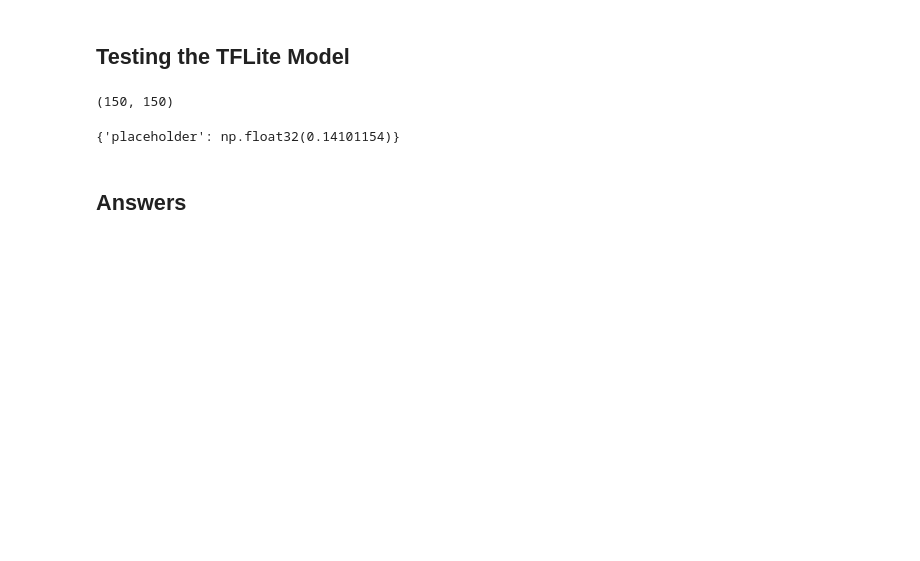
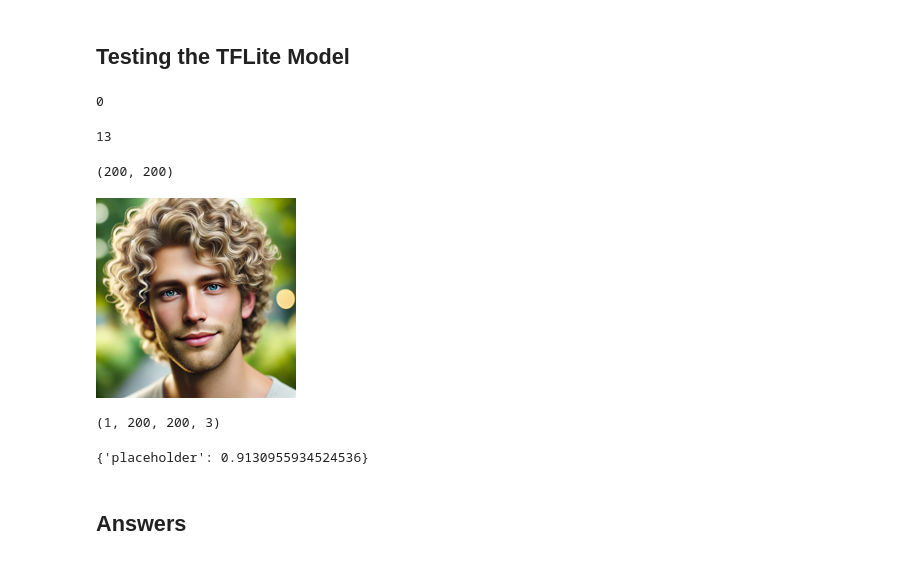
Before and after one commit to julrichkieffer/machine-learning-zoomcamp, a Jupyter notebook: cohorts/2024/09-serverless/hw09.ipynb, the cells around one changed output. Saved outputs shown, nothing was run; the diff lists cells and outputs as text; code cells hidden in the pictures; blank space fills up the shorter version.

```diff
--- a/cohorts/2024/09-serverless/hw09.ipynb
+++ b/cohorts/2024/09-serverless/hw09.ipynb
@@ -33,4 +12,4 @@ def prepare_image(img, target_size):
 # %% [markdown]
 ## Convert model
 # %%
-keras_model = keras.models.load_model('./models/bees-wasps.h5')
+keras_model = keras.models.load_model('./models/model_2024_hairstyle.keras')
@@ -161,6 +77,46 @@ dict(zip(classes, pred_y[0]))
+# %%
+from io import BytesIO
+from urllib import request
+
+from PIL import Image
+
+def download_image(url:str):
+    with request.urlopen(url) as resp:
+        buffer = resp.read()
+    stream = BytesIO(buffer)
+    img = Image.open(stream)
+    return img
+
+
+def prepare_image(img, target_size):
+    if img.mode != 'RGB':
+        img = img.convert('RGB')
+    img = img.resize(target_size) #, Resampling.NEAREST)
+    return img
+# %%
+tflite_model_path = './models/model_2024_hairstyle.tflite'
+# %%
+interpreter = tf.lite.Interpreter( model_path = tflite_model_path )
+interpreter.allocate_tensors()
+# %%
+input_index = interpreter.get_input_details()[0]['index']
+input_index
+# %% [output]
+0
+# %%
+output_index = interpreter.get_output_details()[0]['index']
+output_index
+# %% [output]
+13
 # %%
 _ = int(interpreter.get_input_details()[0]['shape_signature'][1])
 target_size = (_, _)
 target_size
 # %% [output]
-(150, 150)
+(200, 200)
+# %%
+test_img = download_image('https://habrastorage.org/webt/yf/_d/ok/yf_dokzqy3vcritme8ggnzqlvwa.jpeg')
+test_img = prepare_image(test_img, target_size=target_size)
+test_img
+# %% [output]
+[figure, added]
@@ -167,12 +134,22 @@ target_size
+# %%
+X = preprocess_image(test_img)
+
+X.shape
+# %% [output]
+(1, 200, 200, 3)
 # %%
+classes = ['placeholder']
+
 interpreter.set_tensor(input_index, X)
 
 interpreter.invoke()
 
 pred_y = interpreter.get_tensor(output_index)
-dict(zip(classes, pred_y[0]))
+float_preds = pred_y.tolist()
+
+dict(zip(classes, float_preds[0]))
 # %% [output]
-{'placeholder': np.float32(0.14101154)}
+{'placeholder': 0.9130955934524536}
 # %% [markdown]
 ## Answers
 # %%
```
Also changed, not shown: parts of 30 cells of this notebook, 3 other files.
